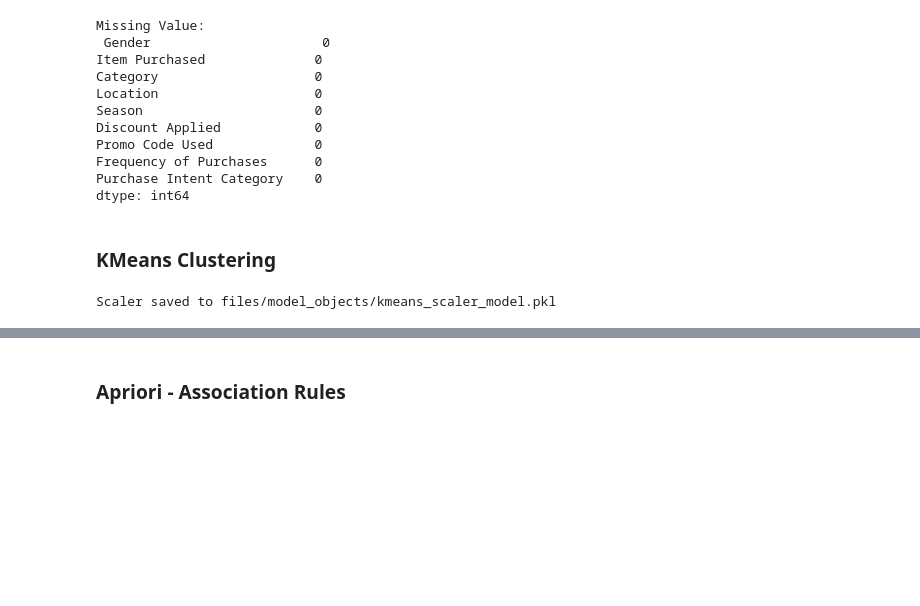
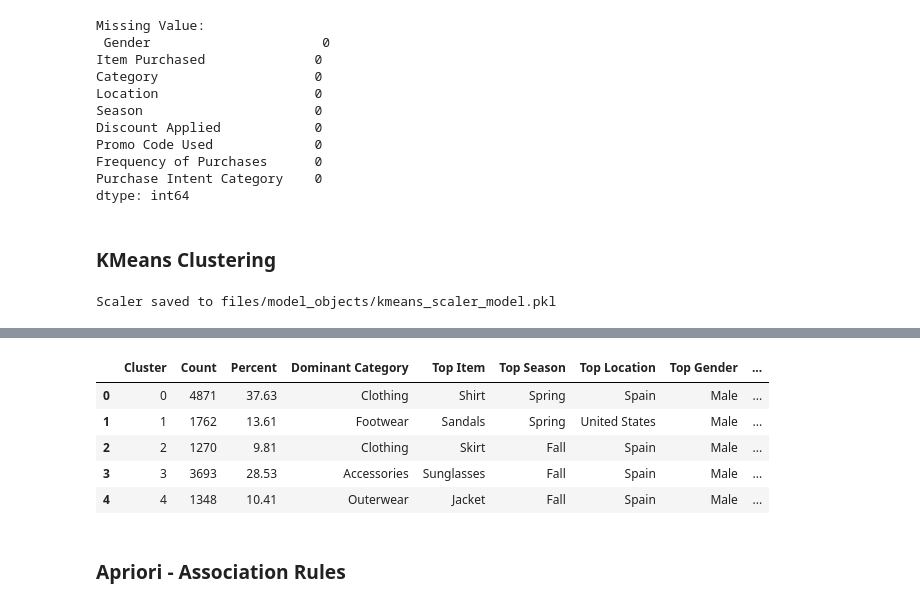
Before and after one commit to farahfuaad/Final-Year-Project-Prediction-of-Buying-Behavior-Patterns-using-ML, a Jupyter notebook: ml/trending_item_detection.ipynb, the cells around one changed output, grey strips where cells are left out. Cells and saved outputs as stored; diff of their text form; code cells hidden in the pictures; blank space fills up the shorter version.

```diff
--- a/ml/trending_item_detection.ipynb
+++ b/ml/trending_item_detection.ipynb
@@ -200,10 +166,0 @@ Inertia: 229.12859928521664
-# %%
-cluster_df = cleaned_df.copy()
-
-# Features for clustering
-features = ['Category', 'Frequency of Purchases']
-X = cluster_df[features]
-
-# Apply KMeans clustering
-kmeans = KMeans(n_clusters=5, random_state=42)
-cluster_df['Cluster'] = kmeans.fit_predict(X)
@@ -271,2 +270,74 @@ plt.show()
+# %%
+import pandas as pd
+import numpy as np
+from sklearn.metrics import silhouette_samples
+
+# 1. decoded reporting DataFrame (use encoded ints in cleaned_df for decoding)
+decoded_df = cleaned_df.copy()
+decoded_df['Cluster'] = cluster_df['Cluster'].values  # copy fitted labels
+
+# Decode all label-encoded columns into readable "(name)" columns
+def add_decoded_columns(df, encoders):
+    for col, le in encoders.items():
+        if col in df.columns:
+            df[f"{col} (name)"] = le.inverse_transform(df[col].astype(int).values)
+    return df
+
+decoded_df = add_decoded_columns(decoded_df, label_encoders)
+
+# 2. compute per-cluster silhouette (on the same features used for KMeans, from scaled cluster_df)
+try:
+    feats = features if 'features' in locals() else ['Category','Frequency of Purchases']
+    # ensure pure NumPy arrays with numeric dtypes
+    X_used = cluster_df[feats].astype(float).to_numpy()
+    labels = cluster_df['Cluster'].astype(int).to_numpy()
+
+    sil_samples = silhouette_samples(X_used, labels)
+    sil_df = pd.DataFrame({'Cluster': labels, 'sil': sil_samples})
+    sil_means = sil_df.groupby('Cluster')['sil'].mean().round(4)
+except Exception as e:
+    sil_means = pd.Series(dtype=float)
+    print(f"Silhouette per-cluster unavailable: {e}")
+
+profiles = []
+total_n = len(decoded_df)
+
+for cid, sub in decoded_df.groupby('Cluster', sort=True):
+    n = len(sub)
+    pct = round(n / total_n * 100, 2)
+
+    top_items = sub['Item Purchased (name)'].value_counts().head(3)
+    top_items_str = " | ".join([f"{itm}: {cnt} ({cnt/n:.1%})" for itm, cnt in top_items.items()])
+
+    profile = {
+        # avoid casting to int; cid may be a NumPy scalar
+        "Cluster": cid,
+        "Count": n,
+        "Percent": pct,
+
+        # always use decoded name columns; no else/int fallback
+        "Dominant Category": sub['Category (name)'].mode(dropna=True).iloc[0],
+        "Top Item": sub['Item Purchased (name)'].mode(dropna=True).iloc[0],
+        #"Top 3 Items": top_items_str,
+
+        "Top Season": sub['Season (name)'].mode(dropna=True).iloc[0],
+        "Top Location": sub['Location (name)'].mode(dropna=True).iloc[0],
+        "Top Gender": sub['Gender (name)'].mode(dropna=True).iloc[0],
+        "Top Purchase Frequency": sub['Frequency of Purchases (name)'].mode(dropna=True).iloc[0],
+        "Top Discount Applied": sub['Discount Applied (name)'].mode(dropna=True).iloc[0],
+        "Top Promo Code Used": sub['Promo Code Used (name)'].mode(dropna=True).iloc[0],
+        "Top Purchase Intent Category": sub['Purchase Intent Category (name)'].mode(dropna=True).iloc[0],
+    }
+    profiles.append(profile)
+
+profile_df = pd.DataFrame(profiles)
+profile_df
+# %% [output]
+|  | Cluster | Count | Percent | Dominant Category | Top Item | Top Season | Top Location | Top Gender | ... |
+| 0 | 0 | 4871 | 37.63 | Clothing | Shirt | Spring | Spain | Male | ... |
+| 1 | 1 | 1762 | 13.61 | Footwear | Sandals | Spring | United States | Male | ... |
+| 2 | 2 | 1270 | 9.81 | Clothing | Skirt | Fall | Spain | Male | ... |
+| 3 | 3 | 3693 | 28.53 | Accessories | Sunglasses | Fall | Spain | Male | ... |
+| 4 | 4 | 1348 | 10.41 | Outerwear | Jacket | Fall | Spain | Male | ... |
 # %% [markdown]
 ### Apriori - Association Rules
```
Also changed, not shown: parts of 15 cells of this notebook.
